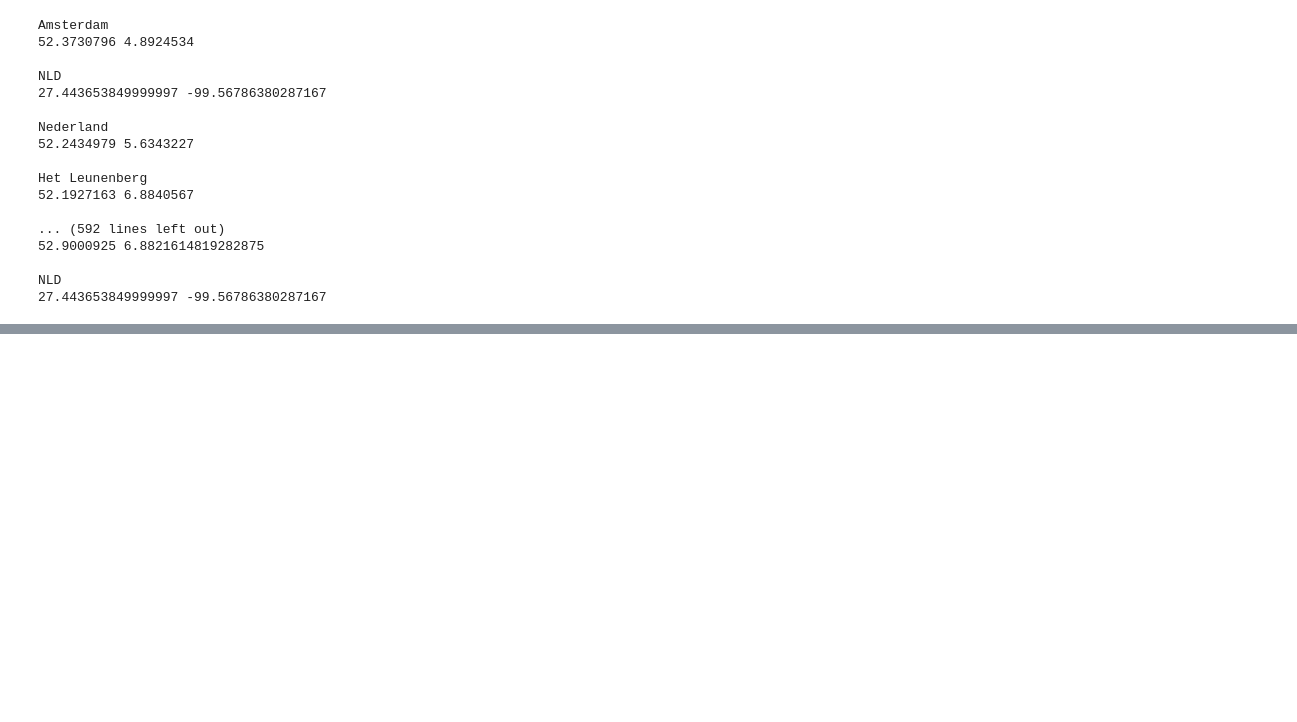
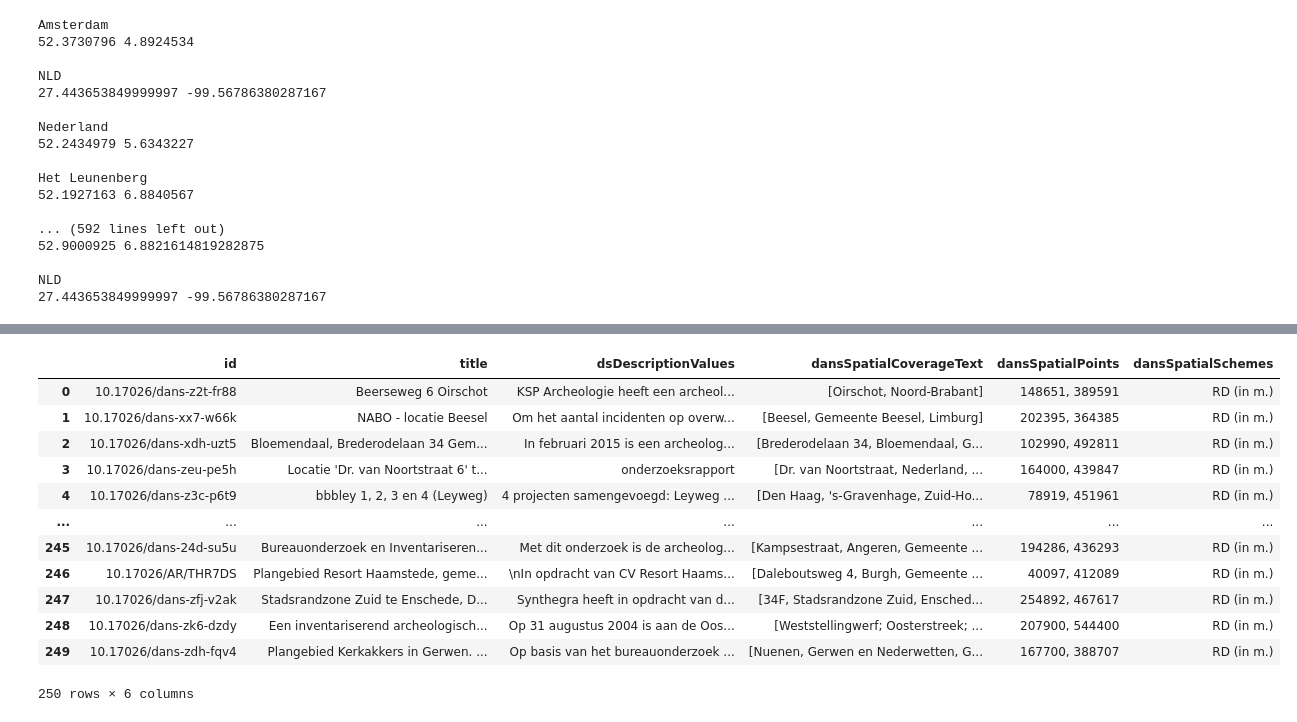
Before and after one commit to Dans-labs/rce-spatial-coverage, a Jupyter notebook: explore.ipynb, the cells around one changed output, grey strips where cells are left out. Drawn from its saved outputs; the diff is of its cells as text; code cells hidden in the pictures; blank space fills up the shorter version.

Commit message:
add new script for extracting data from json, expand evaluation

```diff
--- a/explore.ipynb
+++ b/explore.ipynb
@@ -172,0 +167,21 @@ NLD
+# %%
+from json_to_df import extract_data
+import pandas as pd
+data = extract_data()
+df = pd.DataFrame(data)
+# %%
+df
+# %% [output]
+|  | id | title | dsDescriptionValues | dansSpatialCoverageText | dansSpatialPoints | dansSpatialSchemes |
+| 0 | 10.17026/dans-z2t-fr88 | Beerseweg 6 Oirschot | KSP Archeologie heeft een archeol... | [Oirschot, Noord-Brabant] | 148651, 389591 | RD (in m.) |
+| 1 | 10.17026/dans-xx7-w66k | NABO - locatie Beesel | Om het aantal incidenten op overw... | [Beesel, Gemeente Beesel, Limburg] | 202395, 364385 | RD (in m.) |
+| 2 | 10.17026/dans-xdh-uzt5 | Bloemendaal, Brederodelaan 34 Gem... | In februari 2015 is een archeolog... | [Brederodelaan 34, Bloemendaal, G... | 102990, 492811 | RD (in m.) |
+| 3 | 10.17026/dans-zeu-pe5h | Locatie 'Dr. van Noortstraat 6' t... | onderzoeksrapport | [Dr. van Noortstraat, Nederland, ... | 164000, 439847 | RD (in m.) |
+| 4 | 10.17026/dans-z3c-p6t9 | bbbley 1, 2, 3 en 4 (Leyweg) | 4 projecten samengevoegd: Leyweg ... | [Den Haag, 's-Gravenhage, Zuid-Ho... | 78919, 451961 | RD (in m.) |
+| ... | ... | ... | ... | ... | ... | ... |
+| 245 | 10.17026/dans-24d-su5u | Bureauonderzoek en Inventariseren... | Met dit onderzoek is de archeolog... | [Kampsestraat, Angeren, Gemeente ... | 194286, 436293 | RD (in m.) |
+| 246 | 10.17026/AR/THR7DS | Plangebied Resort Haamstede, geme... | \nIn opdracht van CV Resort Haams... | [Daleboutsweg 4, Burgh, Gemeente ... | 40097, 412089 | RD (in m.) |
+| 247 | 10.17026/dans-zfj-v2ak | Stadsrandzone Zuid te Enschede, D... | Synthegra heeft in opdracht van d... | [34F, Stadsrandzone Zuid, Ensched... | 254892, 467617 | RD (in m.) |
+| 248 | 10.17026/dans-zk6-dzdy | Een inventariserend archeologisch... | Op 31 augustus 2004 is aan de Oos... | [Weststellingwerf; Oosterstreek; ... | 207900, 544400 | RD (in m.) |
+| 249 | 10.17026/dans-zdh-fqv4 | Plangebied Kerkakkers in Gerwen. ... | Op basis van het bureauonderzoek ... | [Nuenen, Gerwen en Nederwetten, G... | 167700, 388707 | RD (in m.) |
+250 rows × 6 columns
```
Also changed, not shown: parts of 13 cells of this notebook, 2 other files.
